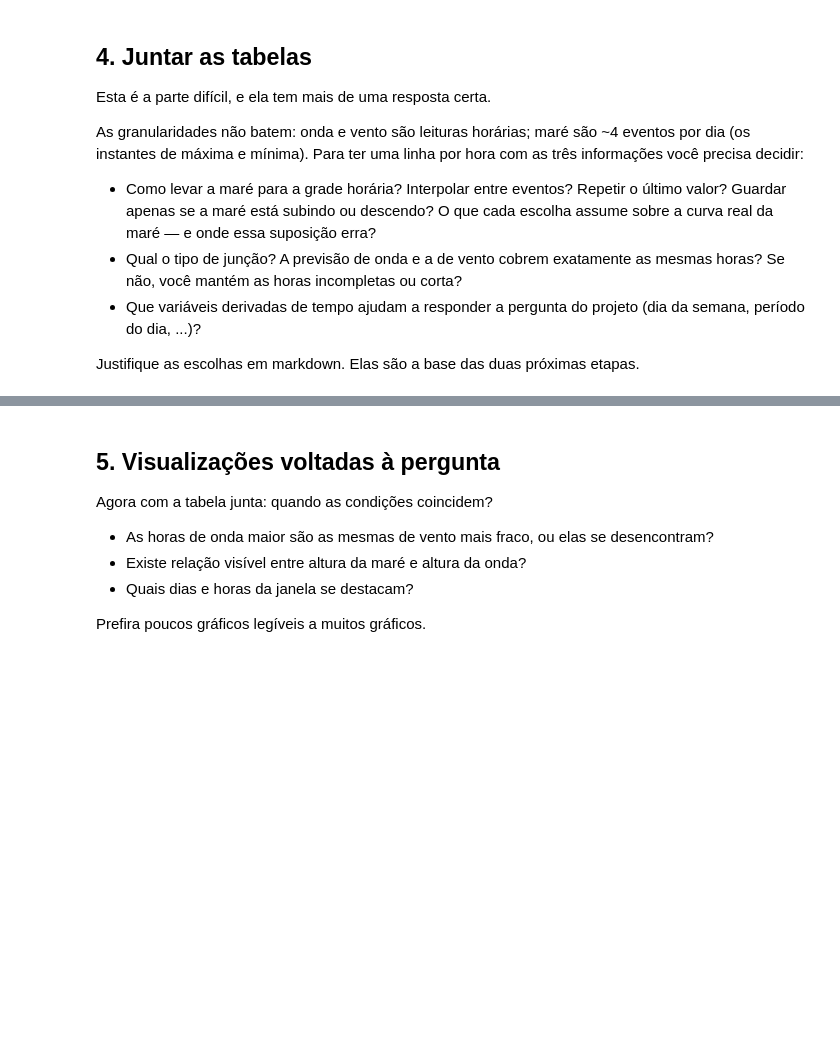
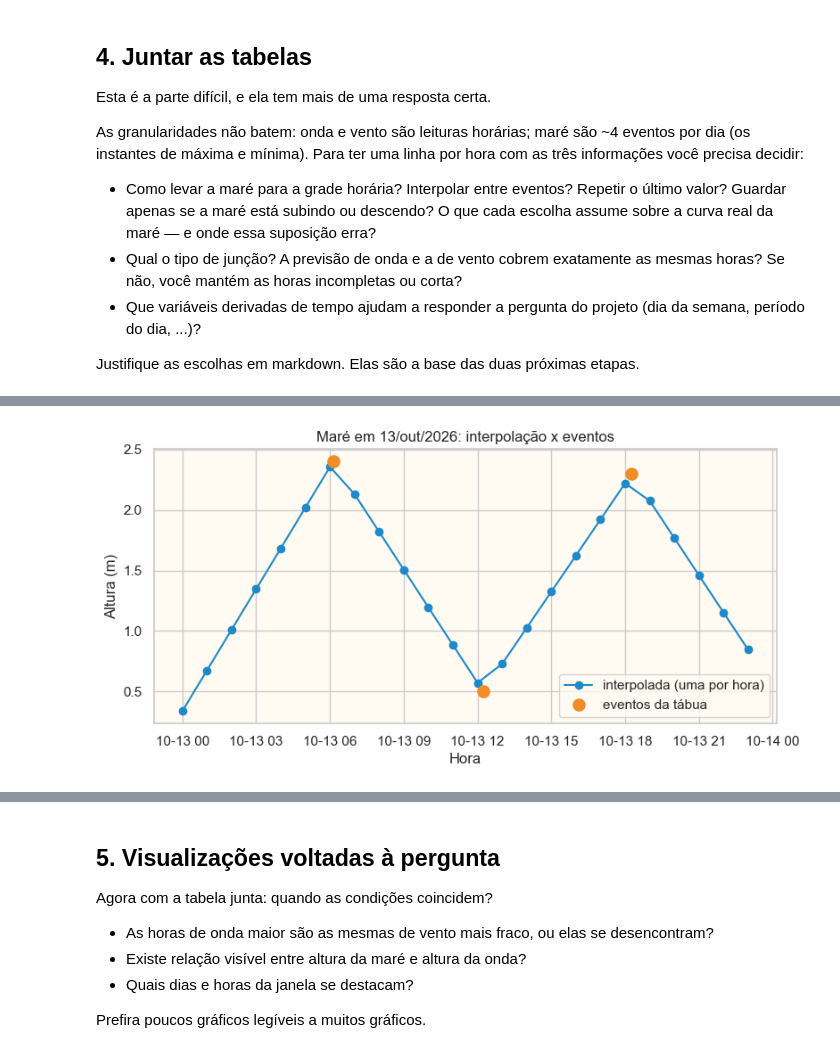
Before and after one commit to phmcd-bit/miniprojeto2, a Jupyter notebook: notebooks/eda.ipynb, the cells around one changed output, grey strips where cells are left out. Drawn from its saved outputs; the diff is of its cells as text; code cells hidden in the pictures; blank space fills up the shorter version.

Commit message:
Adicionando junções e visualizações ao notebook

```diff
--- a/notebooks/eda.ipynb
+++ b/notebooks/eda.ipynb
@@ -479,3 +523,21 @@ com as três informações você precisa decidir:
   (dia da semana, período do dia, ...)?
 
 Justifique as escolhas em markdown. Elas são a base das duas próximas etapas.
+# %%
+ondas_sel = df_ondas[["datetime", "direcao", "altura_onda_m"]].rename(
+    columns={"direcao": "direcao_onda"}
+)
+vento_sel = df_vento[["datetime", "direcao", "velocidade_vento_kmh"]].rename(
+    columns={"direcao": "direcao_vento"}
+)
+
+print("mesmas horas nas duas tabelas:",
+      set(ondas_sel["datetime"]) == set(vento_sel["datetime"]))
+
+df_ondas_vento = ondas_sel.merge(
+    vento_sel, on="datetime", how="inner", validate="one_to_one"
+)
+
+print(len(df_ondas_vento), "linhas")
+print(df_ondas_vento.isna().sum())
+df_ondas_vento.head()
@@ -481,0 +607,17 @@ Justifique as escolhas em markdown. Elas são a base das duas próximas etapas.
+# %%
+dia = pd.Timestamp("2026-10-13")
+h = df_dataset[df_dataset["datetime"].dt.normalize() == dia]
+e = eventos[eventos["datetime"].dt.normalize() == dia]
+
+plt.figure(figsize=(9, 4))
+plt.plot(h["datetime"], h["altura_mare_m"], color=PRAIA["azul"],
+         marker="o", label="interpolada (uma por hora)")
+plt.scatter(e["datetime"], e["altura"], color=PRAIA["laranja"],
+            s=90, zorder=3, label="eventos da tábua")
+plt.title("Maré em 13/out/2026: interpolação x eventos")
+plt.xlabel("Hora")
+plt.ylabel("Altura (m)")
+plt.legend()
+plt.show()
+# %% [output]
+[figure, added]
```
Also changed, not shown: parts of 28 cells of this notebook.
